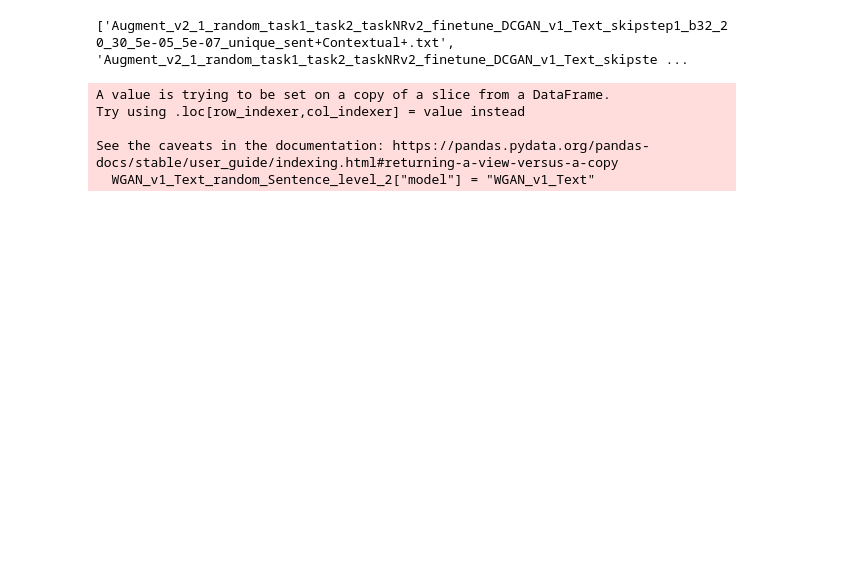
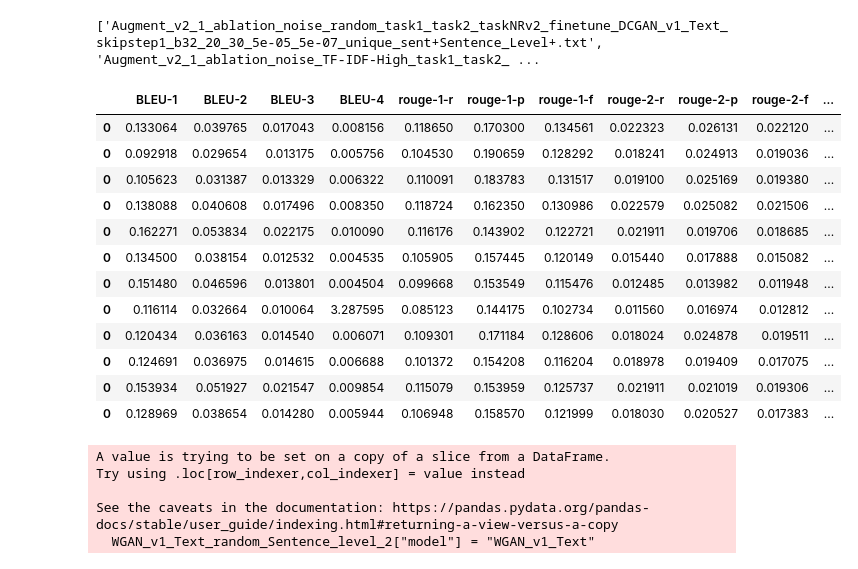
Before and after one commit to NiallMcguire/SIGIR_EEG_GAN, a Jupyter notebook: Development/EEG-To-Text-GAN/Results/EEG-Text-Augmentation.ipynb, the cells around one changed output. Cells and saved outputs as stored; diff of their text form; code cells hidden in the pictures; blank space fills up the shorter version.

```diff
--- a/Development/EEG-To-Text-GAN/Results/EEG-Text-Augmentation.ipynb
+++ b/Development/EEG-To-Text-GAN/Results/EEG-Text-Augmentation.ipynb
@@ -6,10 +6,12 @@ import matplotlib.pyplot as plt
 # %%
 # Get the list of all files and directories
 path = r"C:\Users\gxb18167\OneDrive - University of Strathclyde\Desktop\PhD\2nd year\Results\best"
+ablation_path = r"C:\Users\gxb18167\OneDrive - University of Strathclyde\Desktop\PhD\2nd year\Results\Ablation"
 dir_list = os.listdir(path)
-print(dir_list)
+ablation_dir_list = os.listdir(ablation_path)
+print(ablation_dir_list)
 # %% [output]
-['Augment_v2_1_random_task1_task2_taskNRv2_finetune_DCGAN_v1_Text_skipstep1_b32_20_30_5e-05_5e-07_unique_sent+Contextual+.txt', 'Augment_v2_1_random_task1_task2_taskNRv2_finetune_DCGAN_v1_Text_skipste ...
+['Augment_v2_1_ablation_noise_random_task1_task2_taskNRv2_finetune_DCGAN_v1_Text_skipstep1_b32_20_30_5e-05_5e-07_unique_sent+Sentence_Level+.txt', 'Augment_v2_1_ablation_noise_TF-IDF-High_task1_task2_ ...
 # %%
 import pandas as pd
 import ast
@@ -73,3 +99,19 @@ for file in dir_list:
+# %%
+final_df_ablation
+# %% [output]
+|  | BLEU-1 | BLEU-2 | BLEU-3 | BLEU-4 | rouge-1-r | rouge-1-p | rouge-1-f | rouge-2-r | rouge-2-p | rouge-2-f | ... |
+| 0 | 0.133064 | 0.039765 | 0.017043 | 0.008156 | 0.118650 | 0.170300 | 0.134561 | 0.022323 | 0.026131 | 0.022120 | ... |
+| 0 | 0.092918 | 0.029654 | 0.013175 | 0.005756 | 0.104530 | 0.190659 | 0.128292 | 0.018241 | 0.024913 | 0.019036 | ... |
+| 0 | 0.105623 | 0.031387 | 0.013329 | 0.006322 | 0.110091 | 0.183783 | 0.131517 | 0.019100 | 0.025169 | 0.019380 | ... |
+| 0 | 0.138088 | 0.040608 | 0.017496 | 0.008350 | 0.118724 | 0.162350 | 0.130986 | 0.022579 | 0.025082 | 0.021506 | ... |
+| 0 | 0.162271 | 0.053834 | 0.022175 | 0.010090 | 0.116176 | 0.143902 | 0.122721 | 0.021911 | 0.019706 | 0.018685 | ... |
+| 0 | 0.134500 | 0.038154 | 0.012532 | 0.004535 | 0.105905 | 0.157445 | 0.120149 | 0.015440 | 0.017888 | 0.015082 | ... |
+| 0 | 0.151480 | 0.046596 | 0.013801 | 0.004504 | 0.099668 | 0.153549 | 0.115476 | 0.012485 | 0.013982 | 0.011948 | ... |
+| 0 | 0.116114 | 0.032664 | 0.010064 | 3.287595 | 0.085123 | 0.144175 | 0.102734 | 0.011560 | 0.016974 | 0.012812 | ... |
+| 0 | 0.120434 | 0.036163 | 0.014540 | 0.006071 | 0.109301 | 0.171184 | 0.128606 | 0.018024 | 0.024878 | 0.019511 | ... |
+| 0 | 0.124691 | 0.036975 | 0.014615 | 0.006688 | 0.101372 | 0.154208 | 0.116204 | 0.018978 | 0.019409 | 0.017075 | ... |
+| 0 | 0.153934 | 0.051927 | 0.021547 | 0.009854 | 0.115079 | 0.153959 | 0.125737 | 0.021911 | 0.021019 | 0.019306 | ... |
+| 0 | 0.128969 | 0.038654 | 0.014280 | 0.005944 | 0.106948 | 0.158570 | 0.121999 | 0.018030 | 0.020527 | 0.017383 | ... |
 # %%
 final_df = pd.concat(list_of_dfs)
 #just DCGAN_v1_Text
```
Also changed, not shown: parts of 15 cells of this notebook.
